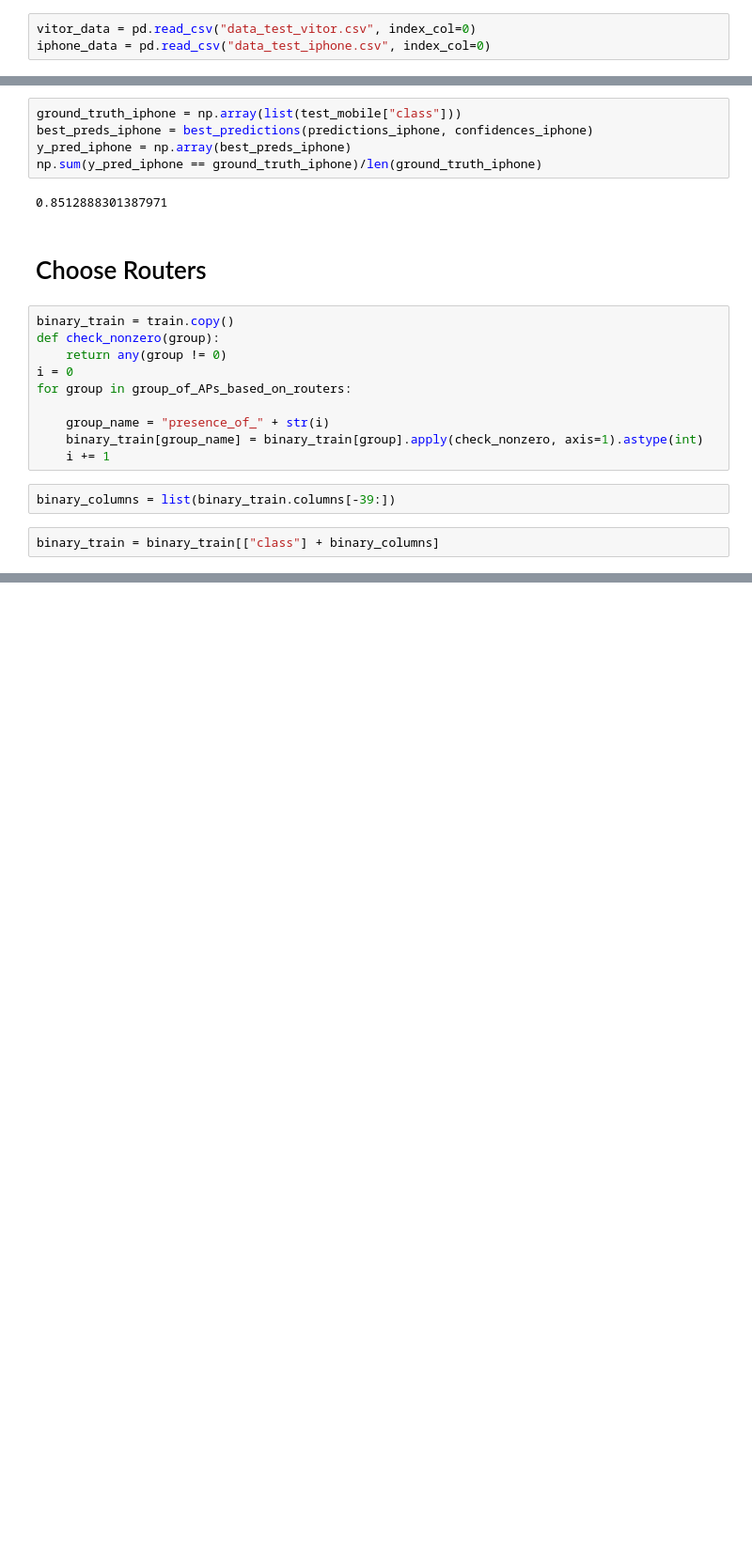
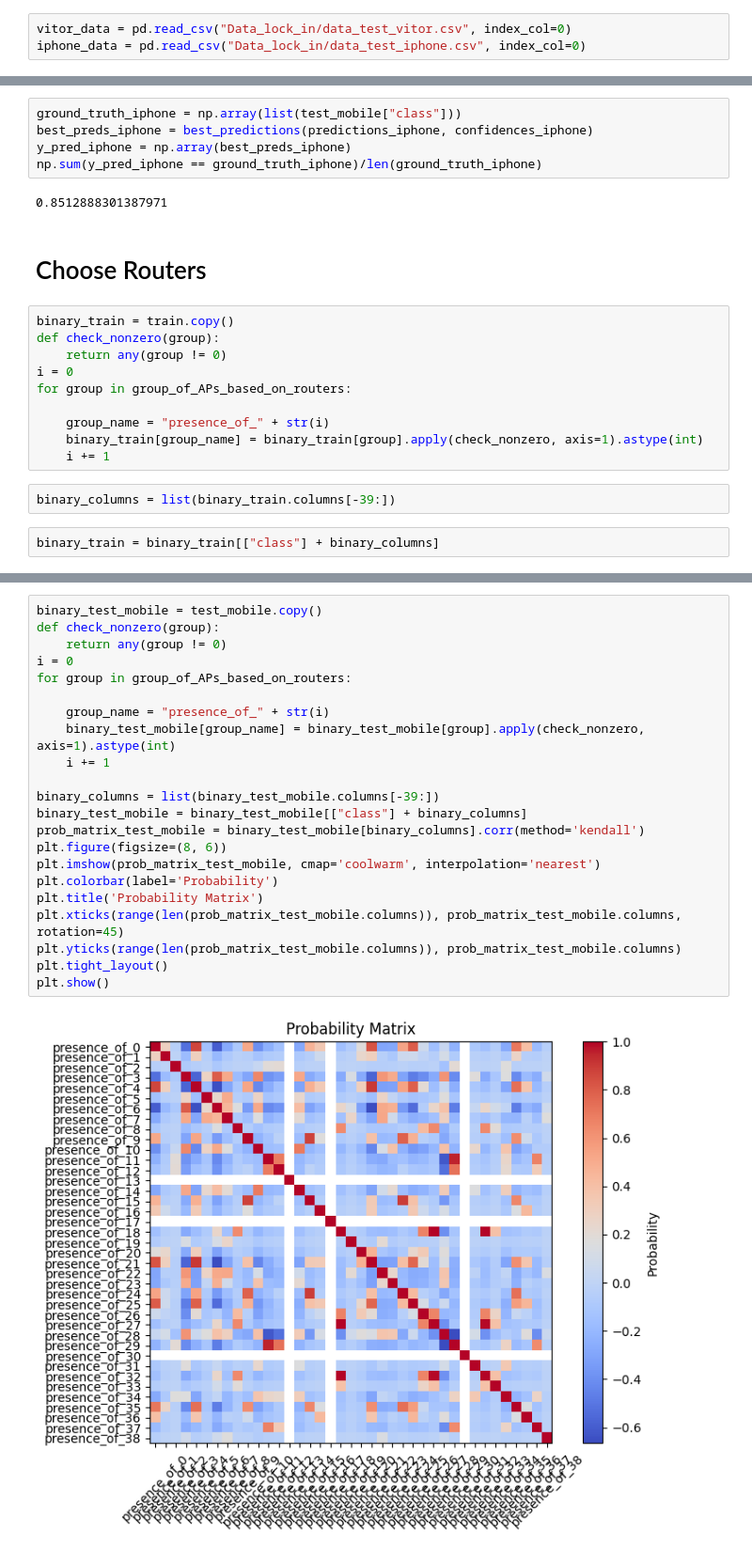
Before and after one commit to RicardoCLake/Lock-in_2024.1, a Jupyter notebook: router_outage.ipynb, the cells around one changed output, grey strips where cells are left out. Shown at 94% size. Drawn from its saved outputs; the diff is of its cells as text; blank space fills up the shorter version.

```diff
--- a/router_outage.ipynb
+++ b/router_outage.ipynb
@@ -40,8 +40,8 @@ train = data[["class"] + AP_columns]
 # %% [markdown]
 # Import test data
 # %%
-vitor_data = pd.read_csv("data_test_vitor.csv", index_col=0)
-iphone_data = pd.read_csv("data_test_iphone.csv", index_col=0)
+vitor_data = pd.read_csv("Data_lock_in/data_test_vitor.csv", index_col=0)
+iphone_data = pd.read_csv("Data_lock_in/data_test_iphone.csv", index_col=0)
 # %%
 iphone_data = iphone_data.fillna(min_value - 1)
 iphone_data.iloc[:, 5:] = iphone_data.iloc[:, 5:] + (min_value - 1)*(-1)
@@ -474,0 +475,24 @@ plt.show()
+# %%
+binary_test_mobile = test_mobile.copy()
+def check_nonzero(group):
+    return any(group != 0)
+i = 0
+for group in group_of_APs_based_on_routers:
+
+    group_name = "presence_of_" + str(i)
+    binary_test_mobile[group_name] = binary_test_mobile[group].apply(check_nonzero, axis=1).astype(int)
+    i += 1
+
+binary_columns = list(binary_test_mobile.columns[-39:])
+binary_test_mobile = binary_test_mobile[["class"] + binary_columns]
+prob_matrix_test_mobile = binary_test_mobile[binary_columns].corr(method='kendall')
+plt.figure(figsize=(8, 6))
+plt.imshow(prob_matrix_test_mobile, cmap='coolwarm', interpolation='nearest')
+plt.colorbar(label='Probability')
+plt.title('Probability Matrix')
+plt.xticks(range(len(prob_matrix_test_mobile.columns)), prob_matrix_test_mobile.columns, rotation=45)
+plt.yticks(range(len(prob_matrix_test_mobile.columns)), prob_matrix_test_mobile.columns)
+plt.tight_layout()
+plt.show()
+# %% [output]
+[figure, added]
```
Also changed, not shown: parts of 12 cells of this notebook.
